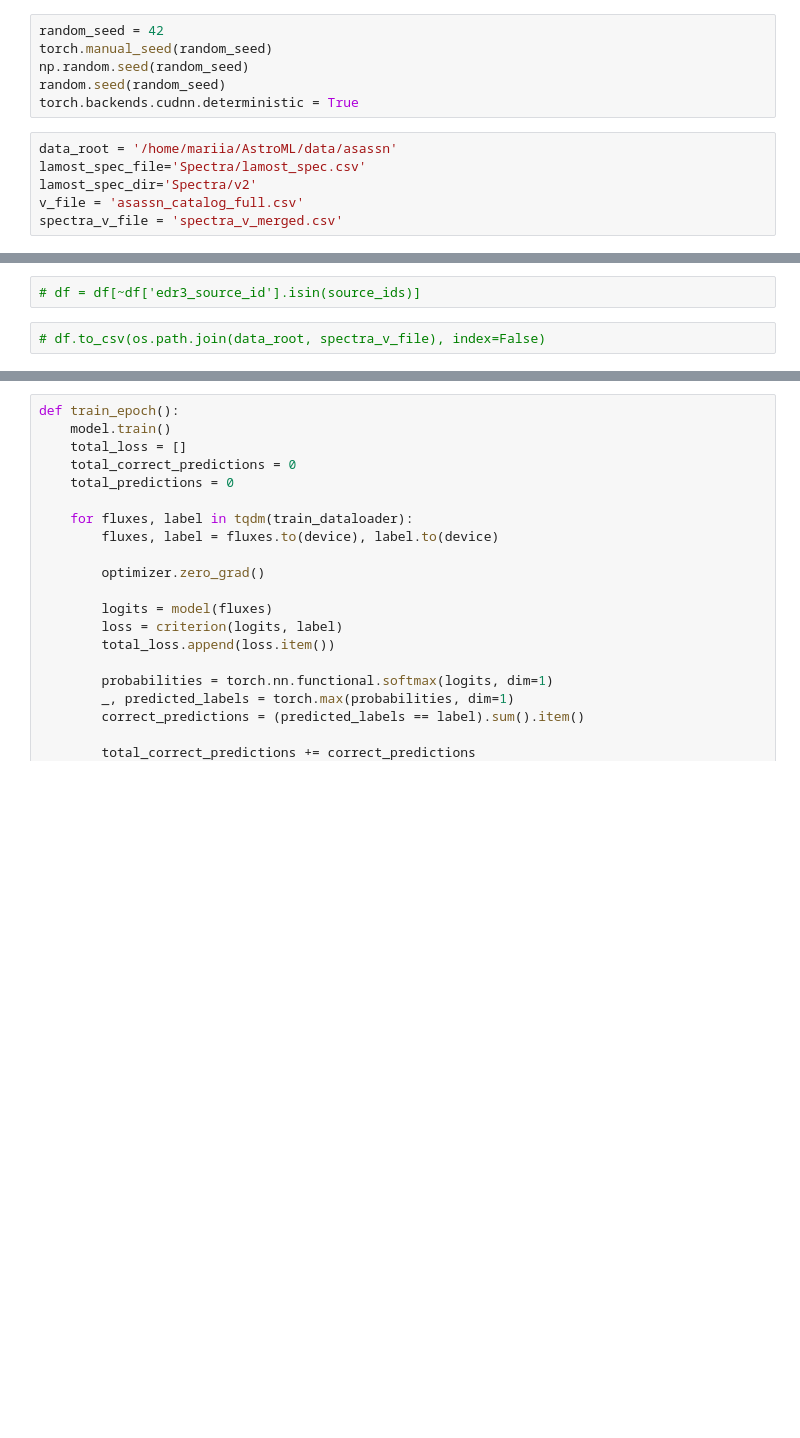
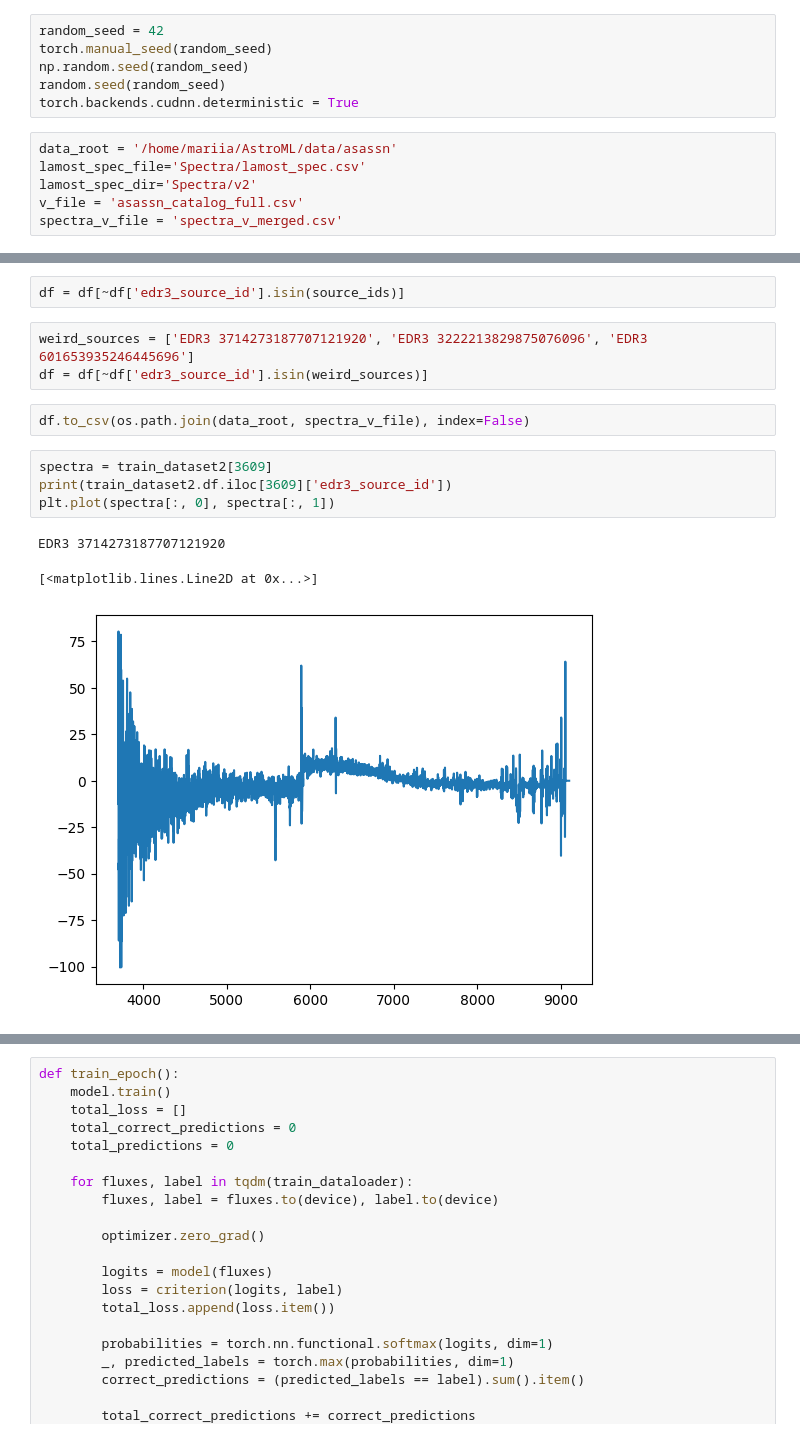
Before and after one commit to MeriDK/AstroM3, a Jupyter notebook: notebooks/006-spectra-eda.ipynb, the cells around one changed output, grey strips where cells are left out. Saved outputs shown, nothing was run; the diff lists cells and outputs as text; blank space fills up the shorter version.

```diff
--- a/notebooks/006-spectra-eda.ipynb
+++ b/notebooks/006-spectra-eda.ipynb
@@ -62,4 +81,15 @@ spectra_v_file = 'spectra_v_merged.csv'
 # %%
-# df = df[~df['edr3_source_id'].isin(source_ids)]
+df = df[~df['edr3_source_id'].isin(source_ids)]
+# %%
+weird_sources = ['EDR3 3714273187707121920', 'EDR3 3222213829875076096', 'EDR3 601653935246445696']
+df = df[~df['edr3_source_id'].isin(weird_sources)]
 # %%
-# df.to_csv(os.path.join(data_root, spectra_v_file), index=False)
+df.to_csv(os.path.join(data_root, spectra_v_file), index=False)
+# %%
+spectra = train_dataset2[3609]
+print(train_dataset2.df.iloc[3609]['edr3_source_id'])
+plt.plot(spectra[:, 0], spectra[:, 1])
+# %% [output]
+EDR3 3714273187707121920
+[<matplotlib.lines.Line2D at 0x...>]
+[figure, added]
```
Also changed, not shown: parts of 21 cells of this notebook, 12 other files.
